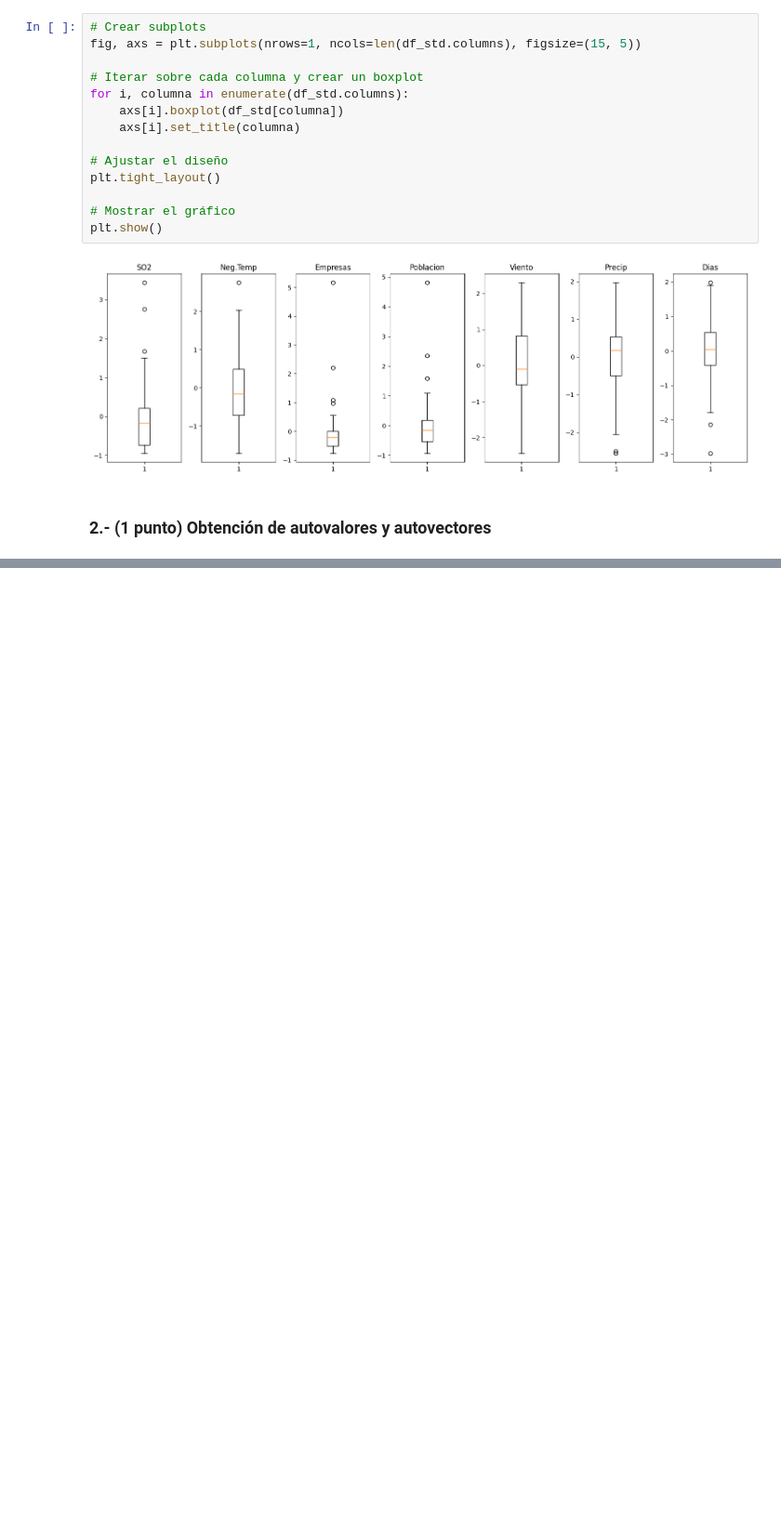
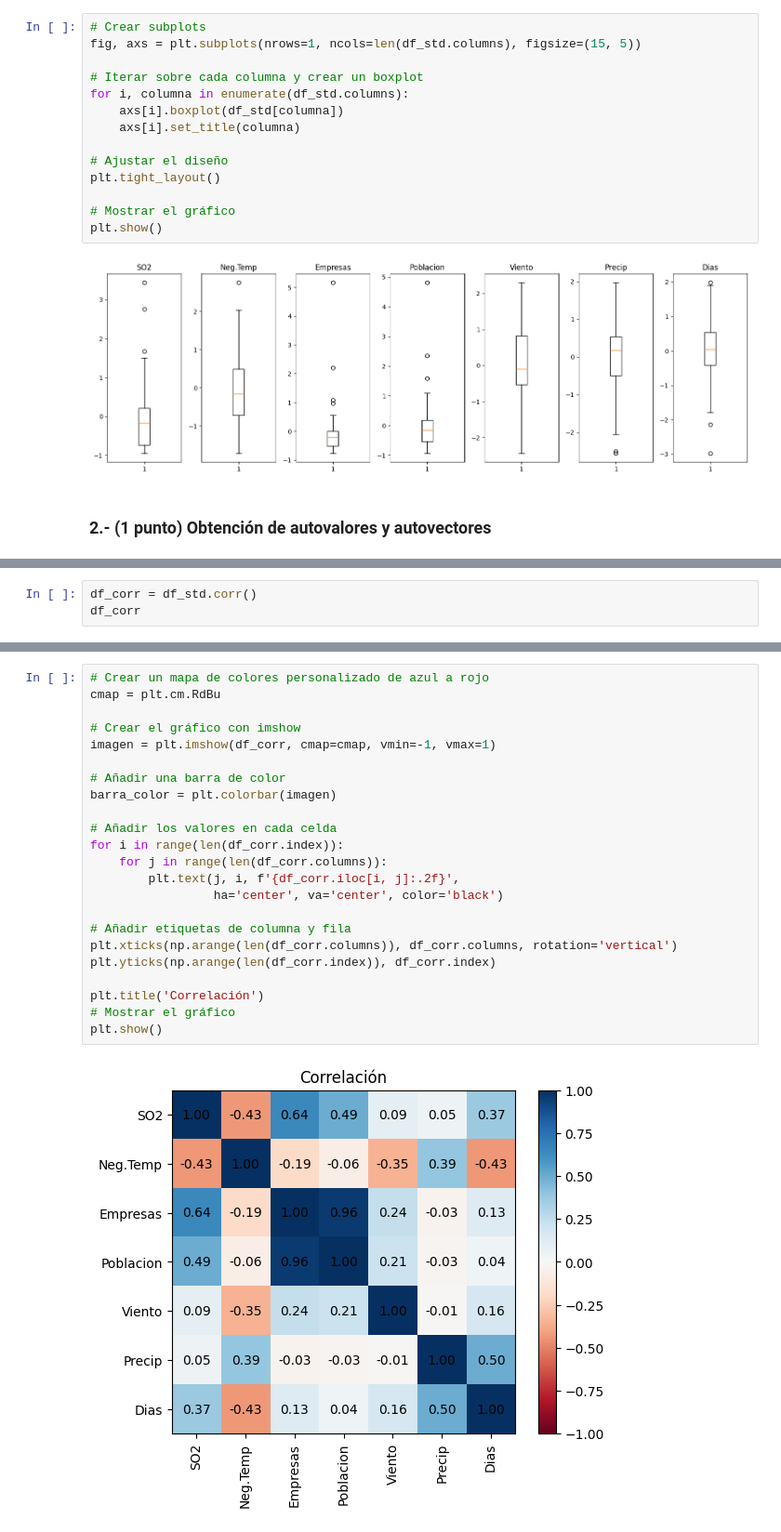
Before and after one commit to Alf-caput/P1_MineriaDeDatos, a Jupyter notebook: P3_ReduccionDimensionalidad/P3_ReduccionDimensionalidad.ipynb, the cells around one changed output, grey strips where cells are left out. Shown: that part at 93% size. Drawn from its saved outputs; the diff is of its cells as text; blank space fills up the shorter version.

```diff
--- a/P3_ReduccionDimensionalidad/P3_ReduccionDimensionalidad.ipynb
+++ b/P3_ReduccionDimensionalidad/P3_ReduccionDimensionalidad.ipynb
@@ -184,0 +195,3 @@ plt.show()
+# %%
+df_corr = df_std.corr()
+df_corr
@@ -184,0 +207,25 @@ plt.show()
+# %%
+# Crear un mapa de colores personalizado de azul a rojo
+cmap = plt.cm.RdBu
+
+# Crear el gráfico con imshow
+imagen = plt.imshow(df_corr, cmap=cmap, vmin=-1, vmax=1)
+
+# Añadir una barra de color
+barra_color = plt.colorbar(imagen)
+
+# Añadir los valores en cada celda
+for i in range(len(df_corr.index)):
+    for j in range(len(df_corr.columns)):
+        plt.text(j, i, f'{df_corr.iloc[i, j]:.2f}',
+                 ha='center', va='center', color='black')
+
+# Añadir etiquetas de columna y fila
+plt.xticks(np.arange(len(df_corr.columns)), df_corr.columns, rotation='vertical')
+plt.yticks(np.arange(len(df_corr.index)), df_corr.index)
+
+plt.title('Correlación')
+# Mostrar el gráfico
+plt.show()
+# %% [output]
+[figure, added]
```
Also changed, not shown: parts of 5 cells of this notebook.
